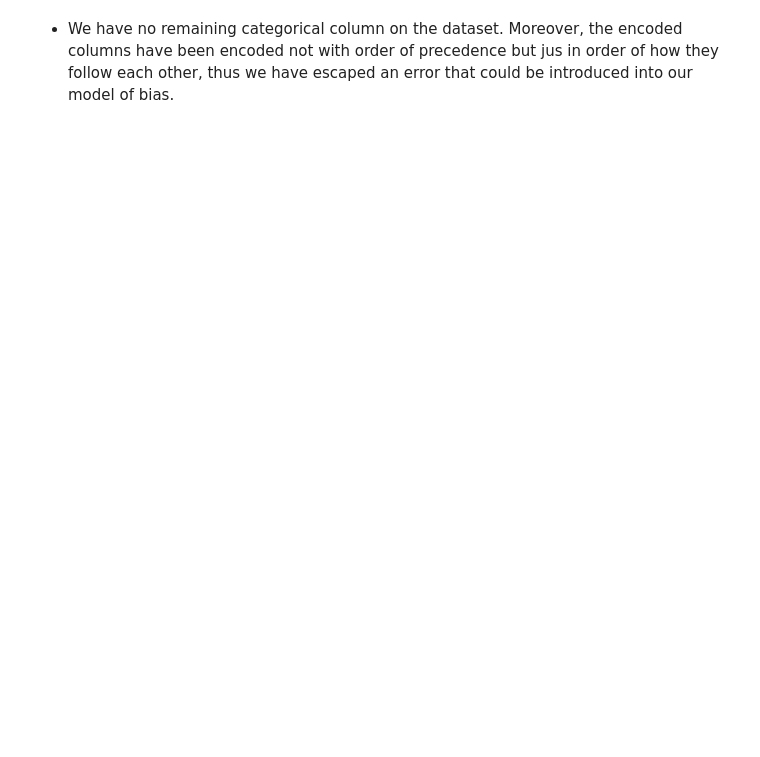
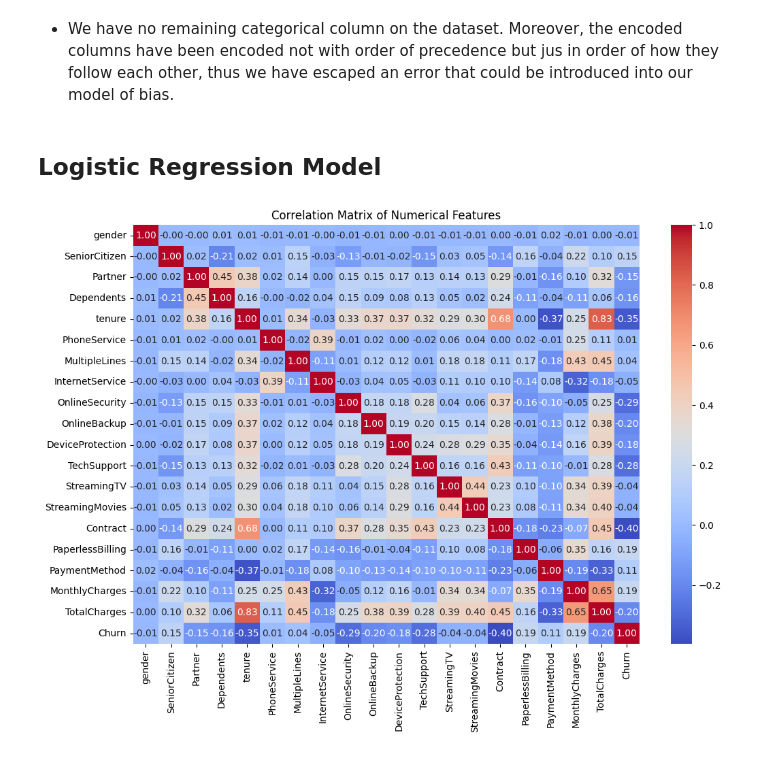
Before and after one commit to Dan-njuguna/telco_customer_churn, a Jupyter notebook: customer_churn.ipynb, the cells around one changed output. Cells and saved outputs as stored; diff of their text form; code cells hidden in the pictures; blank space fills up the shorter version.

```diff
--- a/customer_churn.ipynb
+++ b/customer_churn.ipynb
@@ -710,3 +710,16 @@ print("\nRemaining object columns after boolean conversions:")
 print(object_columns.columns)
 # %% [markdown]
 - We have no remaining categorical column on the dataset. Moreover, the encoded columns have been encoded not with order of precedence but jus in order of how they follow each other, thus we have escaped an error that could be introduced into our model of bias.
+# %% [markdown]
+## Logistic Regression Model
+# %%
+# Calculating the correlation matrix
+corr_matrix = new_df.corr()
+
+# Plotting the heatmap of the correlation matrix
+plt.figure(figsize=(12, 8), facecolor='white')
+sns.heatmap(corr_matrix, annot=True, fmt='.2f', cmap='coolwarm', cbar=True)
+plt.title('Correlation Matrix of Numerical Features')
+plt.show()
+# %% [output]
+[figure, added]
```
Also changed, not shown: parts of 2 cells of this notebook.
